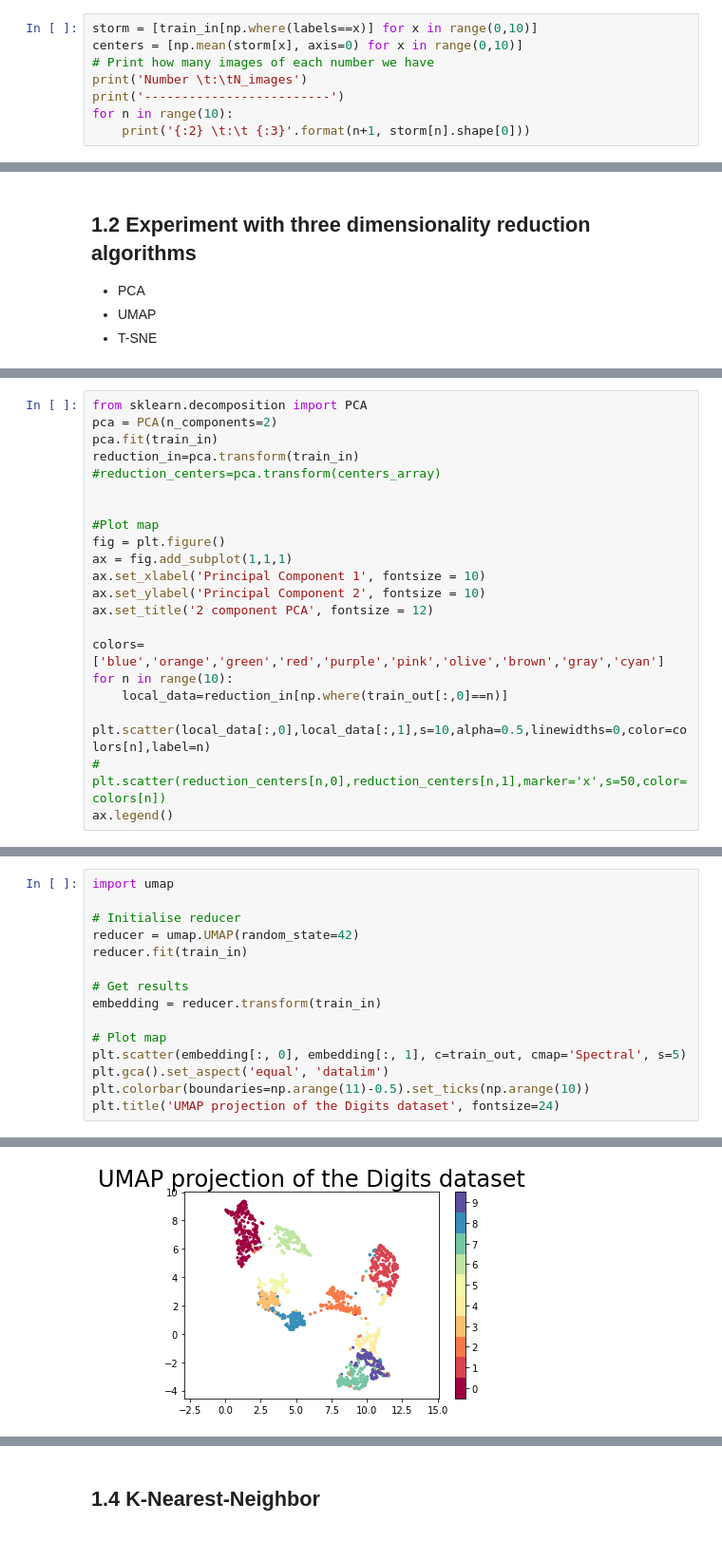
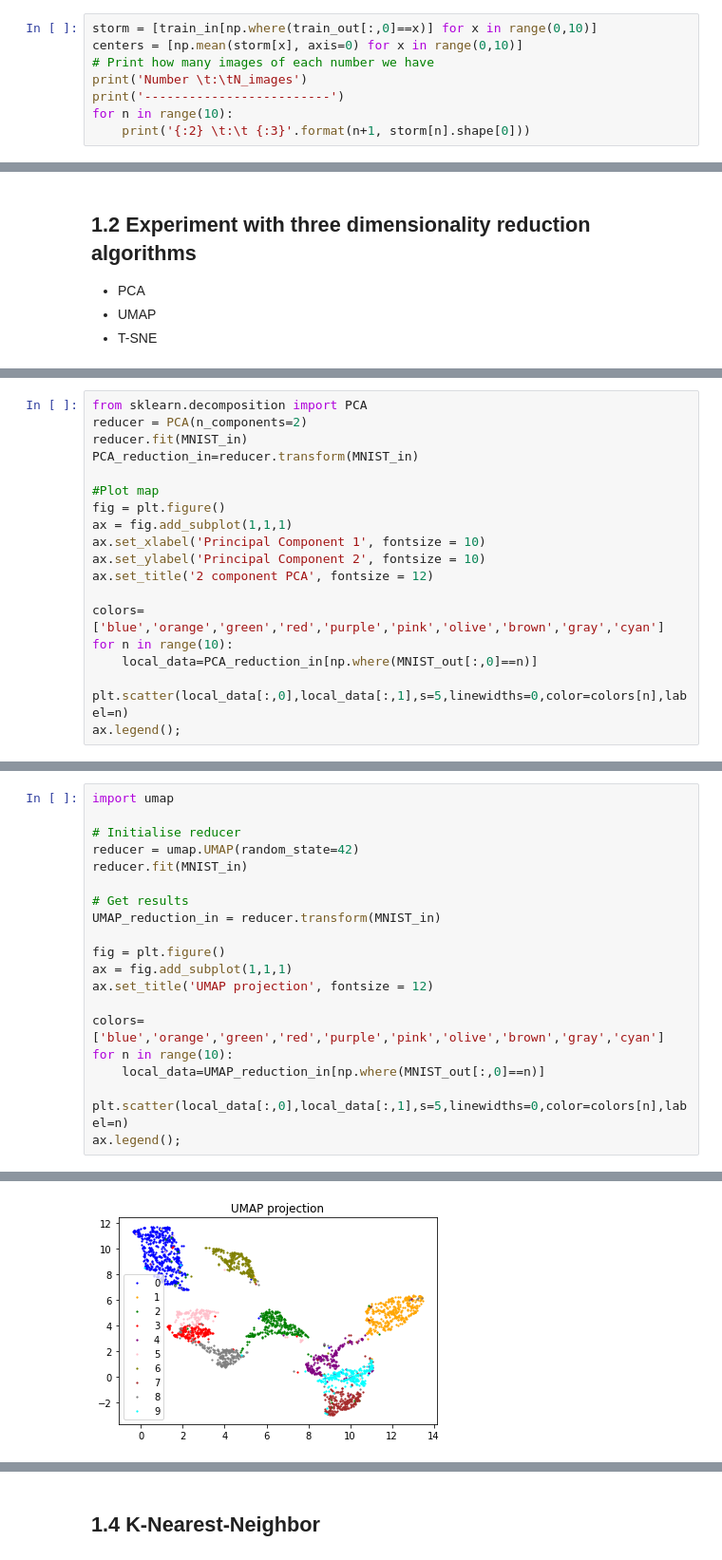
Before and after one commit to DGonzalezPicos/IDL, a Jupyter notebook: assingment1/notebook_task1.ipynb, the cells around one changed output, grey strips where cells are left out. Shown: that part at 95% size. Drawn from its saved outputs; the diff is of its cells as text.

```diff
--- a/assingment1/notebook_task1.ipynb
+++ b/assingment1/notebook_task1.ipynb
@@ -46,7 +53,7 @@ plt.show()
 For each digit $d$ ($d = 0,1,...,9$) consider a cloud of points $C_d$ with dimension ($N_d$, 256) where $N_d$ is the number of images beloging to number $d$. For each cloud, we can take the center $c_d$ as the mean over $N_d$, resulting in another 256-dim-vector.
 I define a list containing the clouds for every number: `storm`.
 # %%
-storm = [train_in[np.where(labels==x)] for x in range(0,10)]
+storm = [train_in[np.where(train_out[:,0]==x)] for x in range(0,10)]
 centers = [np.mean(storm[x], axis=0) for x in range(0,10)]
 # Print how many images of each number we have
 print('Number \t:\tN_images')
@@ -140,10 +111,8 @@ def dist(a,b):
 # %%
 from sklearn.decomposition import PCA
-pca = PCA(n_components=2)
-pca.fit(train_in)
-reduction_in=pca.transform(train_in)
-#reduction_centers=pca.transform(centers_array)
-
+reducer = PCA(n_components=2)
+reducer.fit(MNIST_in)
+PCA_reduction_in=reducer.transform(MNIST_in)
 
 #Plot map
 fig = plt.figure()
@@ -154,8 +123,7 @@ ax.set_title('2 component PCA', fontsize = 12)
 
 colors=['blue','orange','green','red','purple','pink','olive','brown','gray','cyan']
 for n in range(10):
-    local_data=reduction_in[np.where(train_out[:,0]==n)]
-    plt.scatter(local_data[:,0],local_data[:,1],s=10,alpha=0.5,linewidths=0,color=colors[n],label=n)
-#    plt.scatter(reduction_centers[n,0],reduction_centers[n,1],marker='x',s=50,color=colors[n])
-ax.legend()
+    local_data=PCA_reduction_in[np.where(MNIST_out[:,0]==n)]
+    plt.scatter(local_data[:,0],local_data[:,1],s=5,linewidths=0,color=colors[n],label=n)
+ax.legend();
 # %% [output]
@@ -166,14 +133,18 @@ import umap
 
 # Initialise reducer
 reducer = umap.UMAP(random_state=42)
-reducer.fit(train_in)
+reducer.fit(MNIST_in)
 
 # Get results
-embedding = reducer.transform(train_in)
+UMAP_reduction_in = reducer.transform(MNIST_in)
 
-# Plot map
-plt.scatter(embedding[:, 0], embedding[:, 1], c=train_out, cmap='Spectral', s=5)
-plt.gca().set_aspect('equal', 'datalim')
-plt.colorbar(boundaries=np.arange(11)-0.5).set_ticks(np.arange(10))
-plt.title('UMAP projection of the Digits dataset', fontsize=24)
+fig = plt.figure()
+ax = fig.add_subplot(1,1,1)
+ax.set_title('UMAP projection', fontsize = 12)
+
+colors=['blue','orange','green','red','purple','pink','olive','brown','gray','cyan']
+for n in range(10):
+    local_data=UMAP_reduction_in[np.where(MNIST_out[:,0]==n)]
+    plt.scatter(local_data[:,0],local_data[:,1],s=5,linewidths=0,color=colors[n],label=n)
+ax.legend();
 # %% [output]
@@ -183,4 +151,4 @@ Text(0.5, 1.0, 'UMAP projection of the Digits dataset')
-[figure, old version]
+[figure, new version]
 # %%
 #t-SNE
 from sklearn.manifold import TSNE
```
Also changed, not shown: parts of 18 cells of this notebook.
